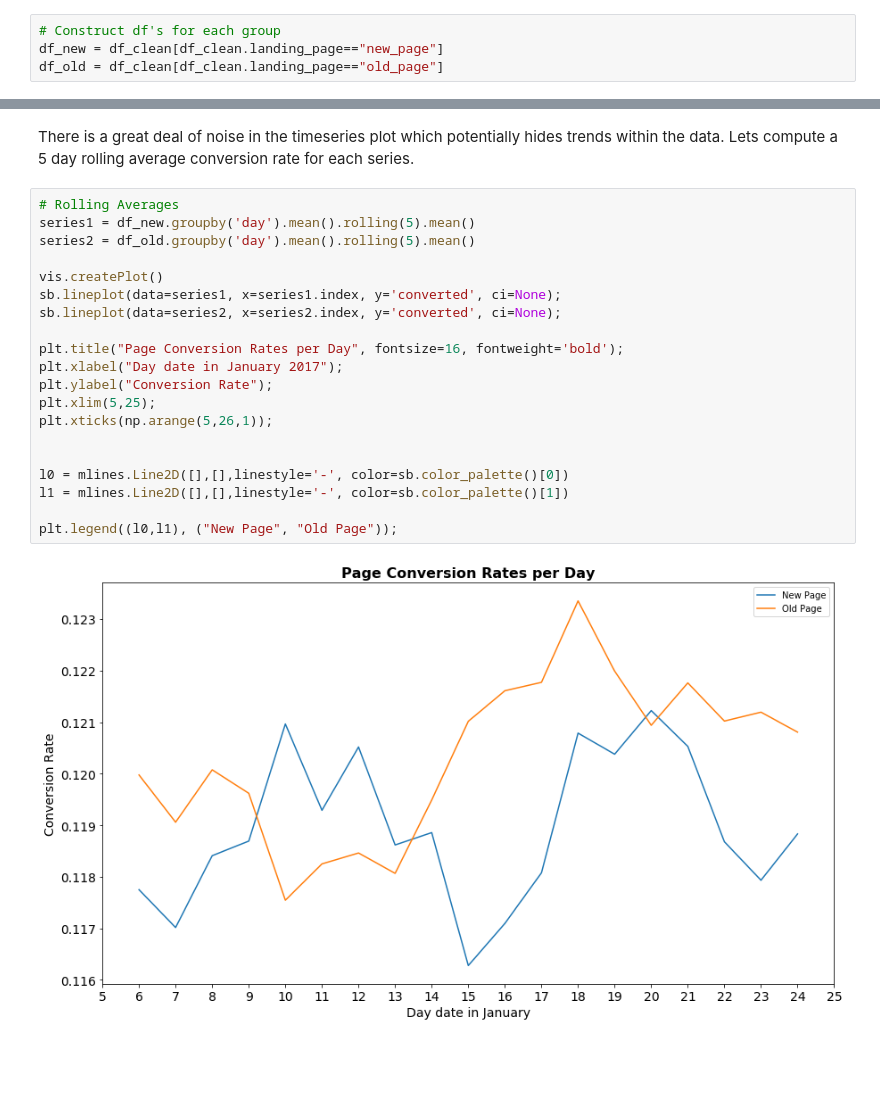
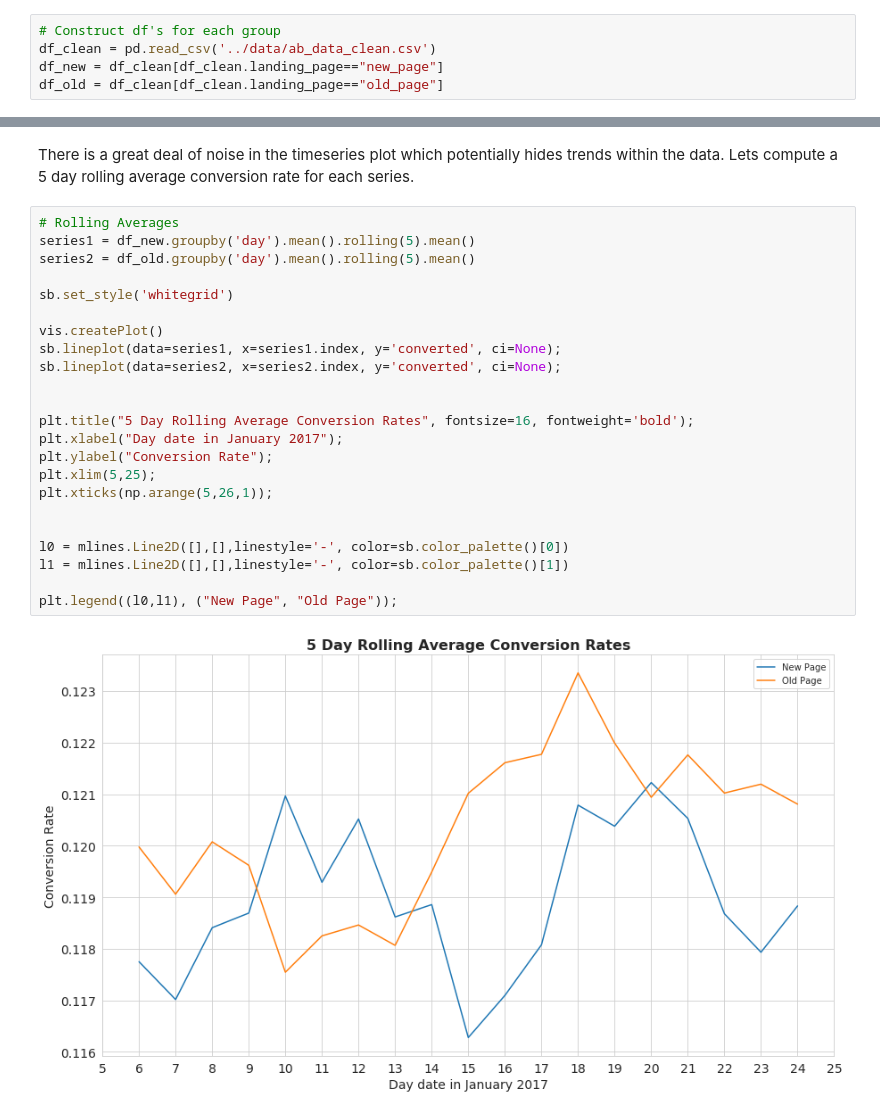
Before and after one commit to matt-fielding8/AB_test_e-commerce, a Jupyter notebook: notebooks/AB_Test.ipynb, the cells around one changed output, grey strips where cells are left out. Drawn from its saved outputs; the diff is of its cells as text; blank space fills up the shorter version.

```diff
--- a/notebooks/AB_Test.ipynb
+++ b/notebooks/AB_Test.ipynb
@@ -207,6 +207,7 @@ Given the hypotheses, we will accept a type I error tolerance of: $$\alpha \leq
 Lets separate out out treatment and control groups into two new dataframes and calculate the proportions of users converted.
 # %%
 # Construct df's for each group
+df_clean = pd.read_csv('../data/ab_data_clean.csv')
 df_new = df_clean[df_clean.landing_page=="new_page"]
 df_old = df_clean[df_clean.landing_page=="old_page"]
 # %%
@@ -355,23 +354,26 @@ There is a great deal of noise in the timeseries plot which potentially hides tr
 # %%
 # Rolling Averages
 series1 = df_new.groupby('day').mean().rolling(5).mean()
 series2 = df_old.groupby('day').mean().rolling(5).mean()
 
+sb.set_style('whitegrid')
+
 vis.createPlot()
 sb.lineplot(data=series1, x=series1.index, y='converted', ci=None);
 sb.lineplot(data=series2, x=series2.index, y='converted', ci=None);
 
-plt.title("Page Conversion Rates per Day", fontsize=16, fontweight='bold');
+
+plt.title("5 Day Rolling Average Conversion Rates", fontsize=16, fontweight='bold');
 plt.xlabel("Day date in January 2017");
 plt.ylabel("Conversion Rate");
 plt.xlim(5,25);
 plt.xticks(np.arange(5,26,1));
 
 
 l0 = mlines.Line2D([],[],linestyle='-', color=sb.color_palette()[0])
 l1 = mlines.Line2D([],[],linestyle='-', color=sb.color_palette()[1])
 
 plt.legend((l0,l1), ("New Page", "Old Page"));
 # %% [output]
-[figure, old version]
+[figure, new version]
 # %% [markdown]
```
Also changed, not shown: parts of 45 cells of this notebook, 1 other file.
